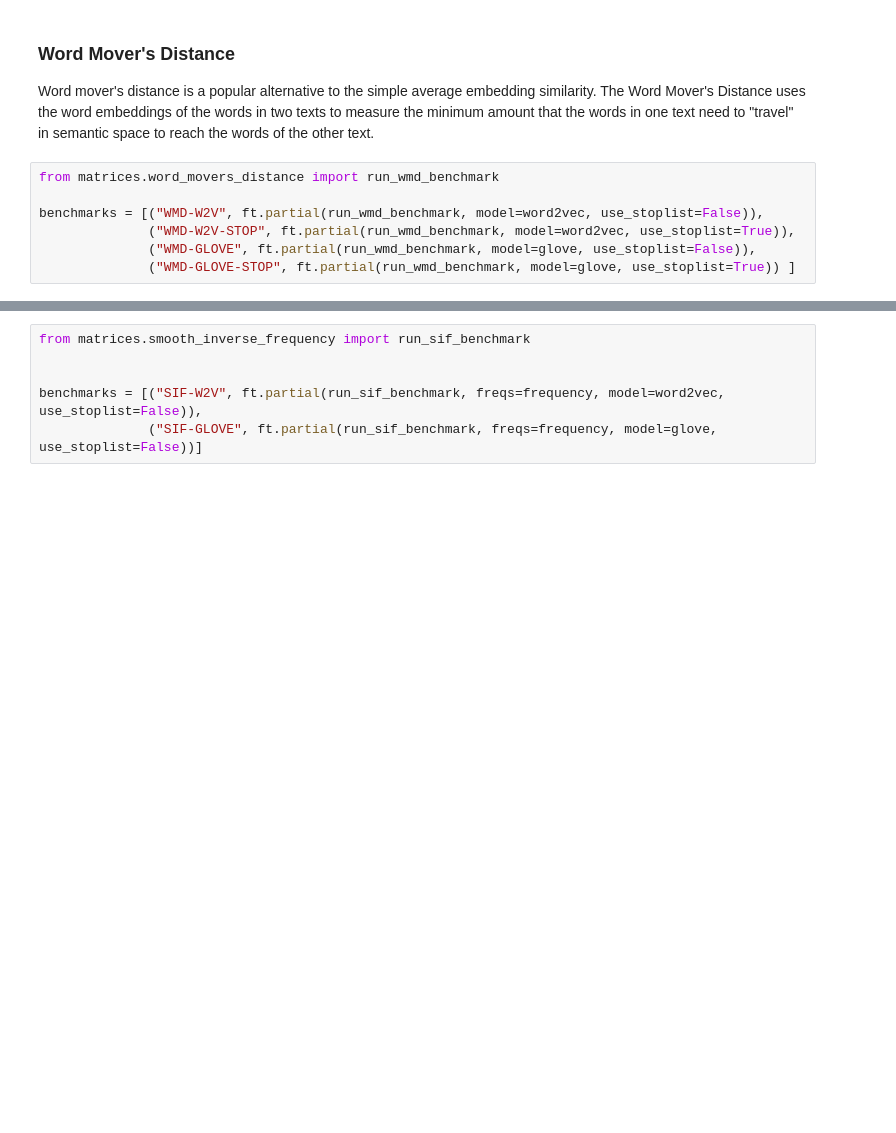
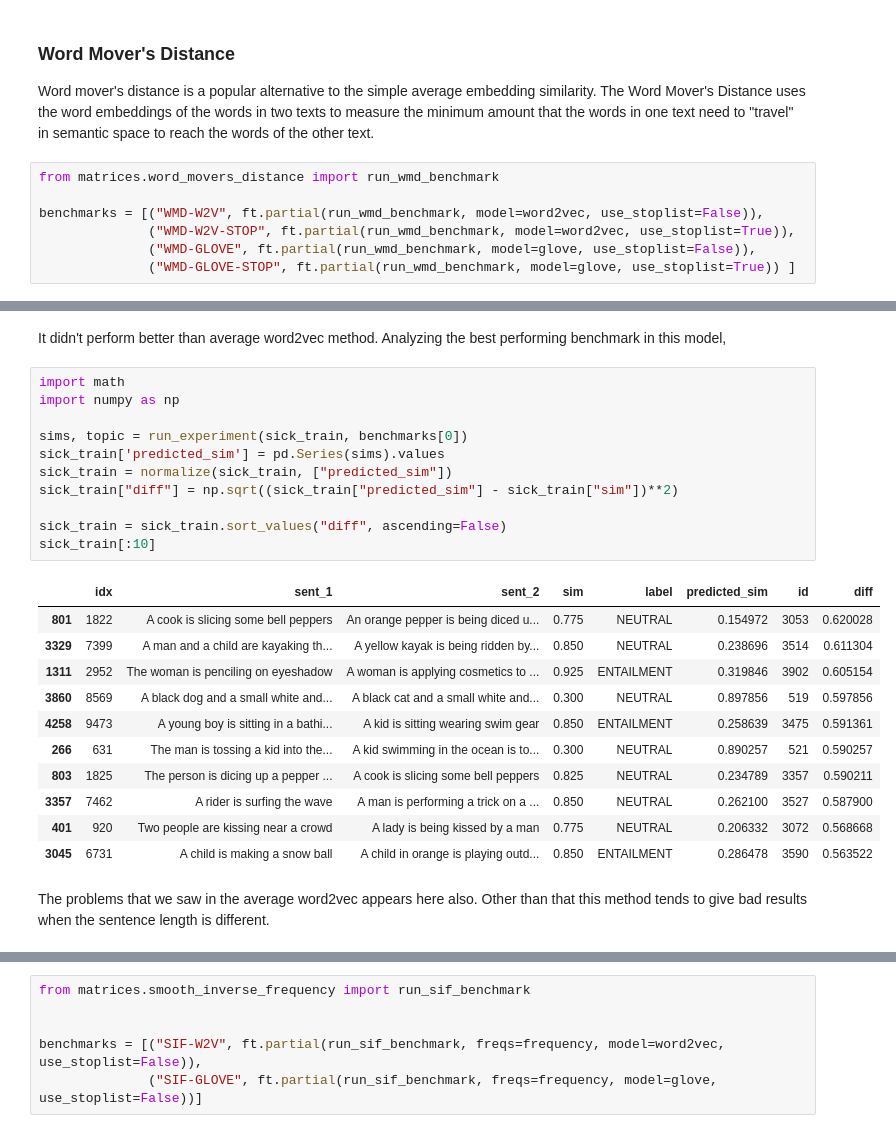
Before and after one commit to TharinduDR/Simple-Sentence-Similarity, a Jupyter notebook: Sentence Similarity.ipynb, the cells around one changed output, grey strips where cells are left out. Cells and saved outputs as stored; diff of their text form; blank space fills up the shorter version.

```diff
--- a/Sentence Similarity.ipynb
+++ b/Sentence Similarity.ipynb
@@ -263,3 +263,30 @@ for i in range(0, 4):
+# %% [markdown]
+It didn't perform better than average word2vec method. Analyzing the best performing benchmark in this model,
+# %%
+import math
+import numpy as np
+
+sims, topic = run_experiment(sick_train, benchmarks[0])
+sick_train['predicted_sim'] = pd.Series(sims).values
+sick_train = normalize(sick_train, ["predicted_sim"])
+sick_train["diff"] = np.sqrt((sick_train["predicted_sim"] - sick_train["sim"])**2)
+
+sick_train = sick_train.sort_values("diff", ascending=False)
+sick_train[:10]
+# %% [output]
+|  | idx | sent_1 | sent_2 | sim | label | predicted_sim | id | diff |
+| 801 | 1822 | A cook is slicing some bell peppers | An orange pepper is being diced u... | 0.775 | NEUTRAL | 0.154972 | 3053 | 0.620028 |
+| 3329 | 7399 | A man and a child are kayaking th... | A yellow kayak is being ridden by... | 0.850 | NEUTRAL | 0.238696 | 3514 | 0.611304 |
+| 1311 | 2952 | The woman is penciling on eyeshadow | A woman is applying cosmetics to ... | 0.925 | ENTAILMENT | 0.319846 | 3902 | 0.605154 |
+| 3860 | 8569 | A black dog and a small white and... | A black cat and a small white and... | 0.300 | NEUTRAL | 0.897856 | 519 | 0.597856 |
+| 4258 | 9473 | A young boy is sitting in a bathi... | A kid is sitting wearing swim gear | 0.850 | ENTAILMENT | 0.258639 | 3475 | 0.591361 |
+| 266 | 631 | The man is tossing a kid into the... | A kid swimming in the ocean is to... | 0.300 | NEUTRAL | 0.890257 | 521 | 0.590257 |
+| 803 | 1825 | The person is dicing up a pepper ... | A cook is slicing some bell peppers | 0.825 | NEUTRAL | 0.234789 | 3357 | 0.590211 |
+| 3357 | 7462 | A rider is surfing the wave | A man is performing a trick on a ... | 0.850 | NEUTRAL | 0.262100 | 3527 | 0.587900 |
+| 401 | 920 | Two people are kissing near a crowd | A lady is being kissed by a man | 0.775 | NEUTRAL | 0.206332 | 3072 | 0.568668 |
+| 3045 | 6731 | A child is making a snow ball | A child in orange is playing outd... | 0.850 | ENTAILMENT | 0.286478 | 3590 | 0.563522 |
+# %% [markdown]
+The problems that we saw in the average word2vec appears here also. Other than that this method tends to give bad results when the sentence length is different.
 # %%
 
 import scipy
```
Also changed, not shown: parts of 24 cells of this notebook.
